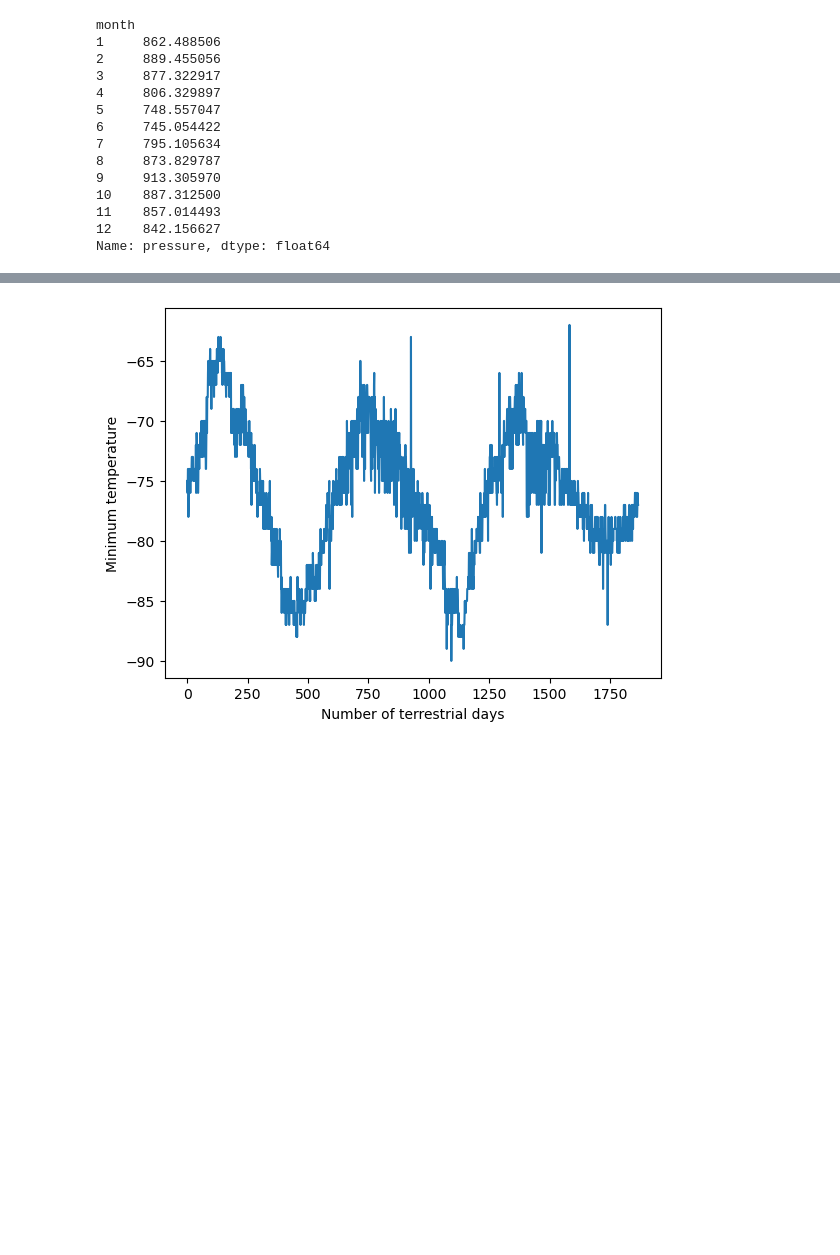
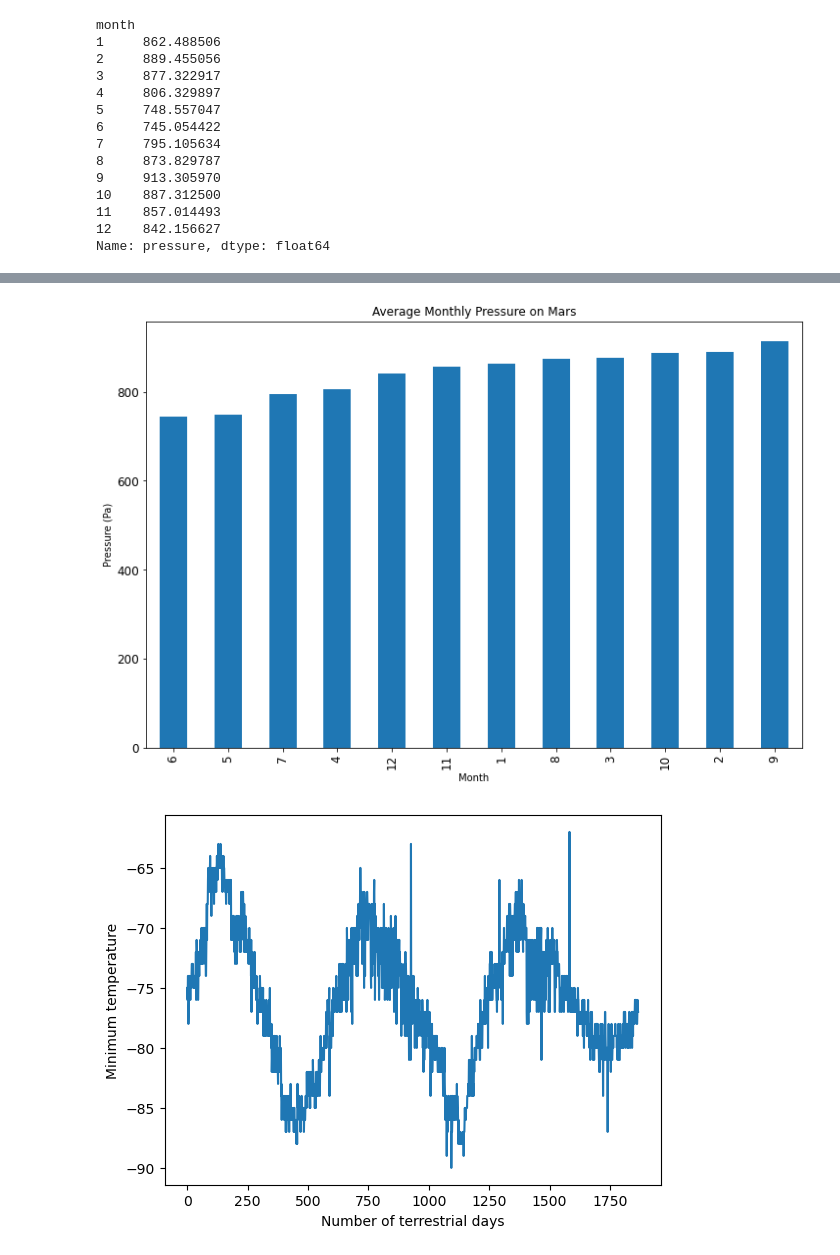
Before and after one commit to TheEvilSombrero/Module-11-Challenge, a Jupyter notebook: part_2_mars_weather.ipynb, the cells around one changed output, grey strips where cells are left out. Drawn from its saved outputs; the diff is of its cells as text; code cells hidden in the pictures; blank space fills up the shorter version.

```diff
--- a/part_2_mars_weather.ipynb
+++ b/part_2_mars_weather.ipynb
@@ -214,5 +236,7 @@ Name: min_temp, dtype: float64
 # %%
 # 4. Average pressure by Martian month
+avg_monthly_pressure = mars_data_df.groupby("month")["pressure"].mean()
+avg_monthly_pressure
 # %% [output]
 month
 1     862.488506
@@ -234,0 +255,4 @@ Name: pressure, dtype: float64
+# %%
+# Sorting the data in ascending order for the plot so it matches the example
+avg_monthly_pressure_forplot = avg_monthly_pressure.sort_values(ascending=True)
+avg_monthly_pressure_forplot
@@ -235,3 +274,12 @@ Name: pressure, dtype: float64
+# %%
+# Plot the average pressure by month
+avg_monthly_pressure_plot = avg_monthly_pressure_forplot.plot.bar(figsize=(12,8),
+                                                     title="Average Monthly Pressure on Mars",
+                                                     xlabel="Month",
+                                                     ylabel="Pressure (Pa)",  # I believe the pressure is being measured in Pascals here
+                                                     fontsize="large")
+# %% [output]
+[figure, added]
 # %%
 # 5. How many terrestrial (earth) days are there in a Martian year?
 # %% [output]
```
Also changed, not shown: parts of 9 cells of this notebook.
